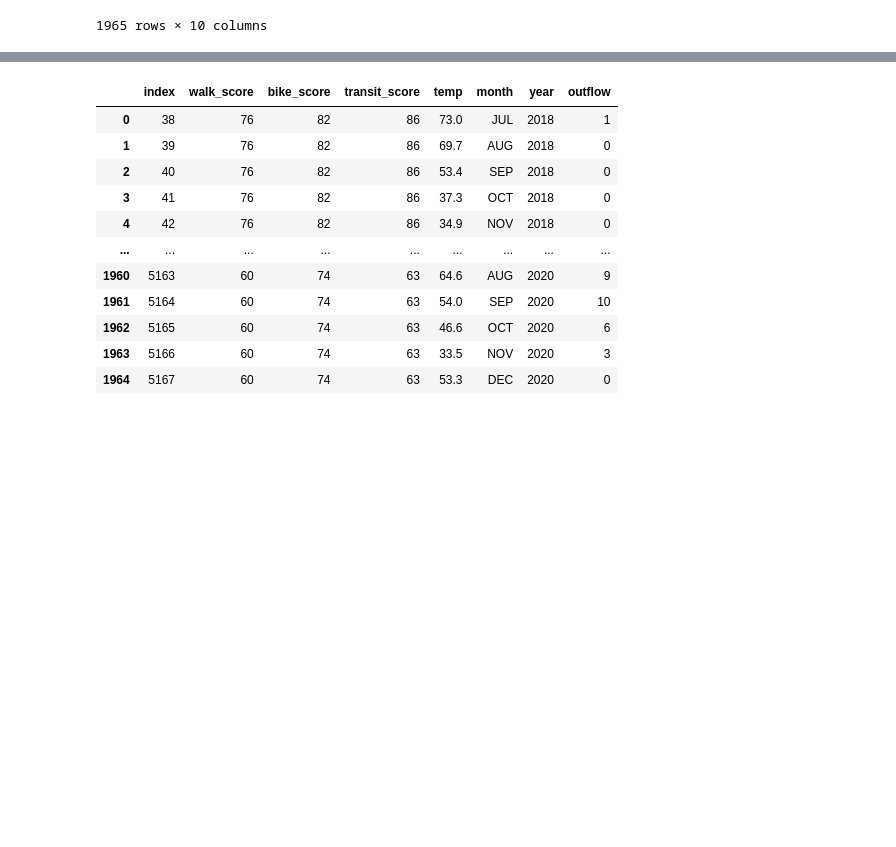
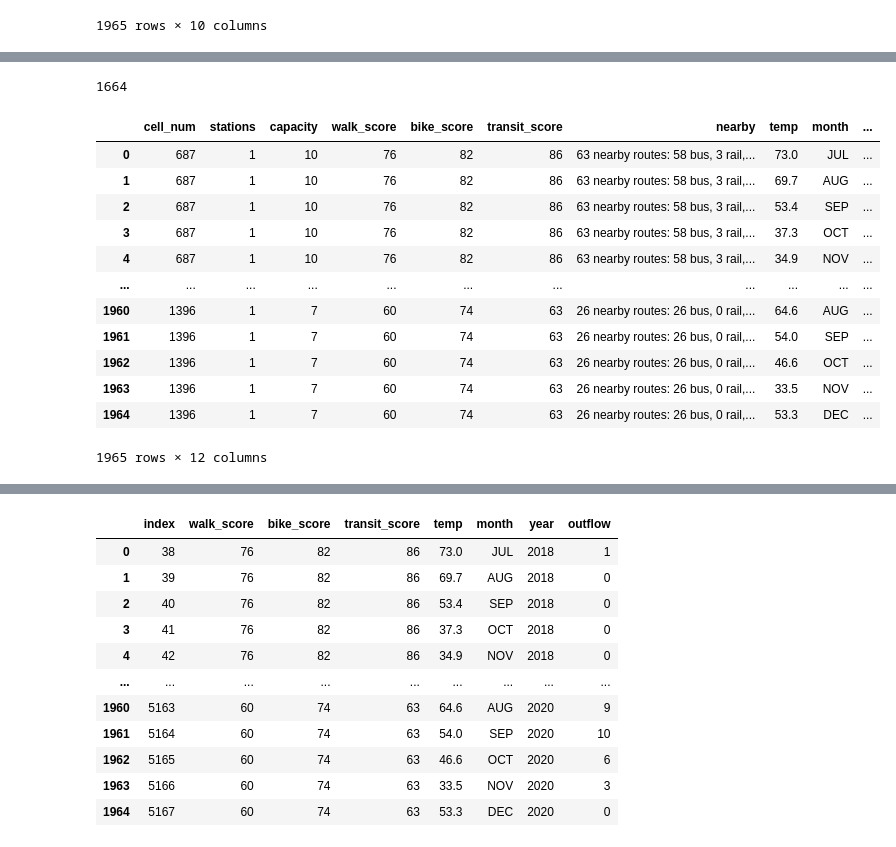
Before and after one commit to katelyn98/HealthyRide-Mapping, a Jupyter notebook: Notebooks/PGH ML DataSet.ipynb, the cells around one changed output, grey strips where cells are left out. Saved outputs shown, nothing was run; the diff lists cells and outputs as text; code cells hidden in the pictures; blank space fills up the shorter version.

```diff
--- a/Notebooks/PGH ML DataSet.ipynb
+++ b/Notebooks/PGH ML DataSet.ipynb
@@ -772,0 +789,22 @@ df_final_train_narrow.to_csv("../Data/PGH/cells_outflow_viz.csv")
+# %%
+len(pgh_grid)
+# %% [output]
+1664
+# %%
+df_grid2 = df_final_train_narrow.reset_index()
+df_grid2 = df_grid2.drop(columns=['index'])
+df_grid2
+# %% [output]
+|  | cell_num | stations | capacity | walk_score | bike_score | transit_score | nearby | temp | month | ... |
+| 0 | 687 | 1 | 10 | 76 | 82 | 86 | 63 nearby routes: 58 bus, 3 rail,... | 73.0 | JUL | ... |
+| 1 | 687 | 1 | 10 | 76 | 82 | 86 | 63 nearby routes: 58 bus, 3 rail,... | 69.7 | AUG | ... |
+| 2 | 687 | 1 | 10 | 76 | 82 | 86 | 63 nearby routes: 58 bus, 3 rail,... | 53.4 | SEP | ... |
+| 3 | 687 | 1 | 10 | 76 | 82 | 86 | 63 nearby routes: 58 bus, 3 rail,... | 37.3 | OCT | ... |
+| 4 | 687 | 1 | 10 | 76 | 82 | 86 | 63 nearby routes: 58 bus, 3 rail,... | 34.9 | NOV | ... |
+| ... | ... | ... | ... | ... | ... | ... | ... | ... | ... | ... |
+| 1960 | 1396 | 1 | 7 | 60 | 74 | 63 | 26 nearby routes: 26 bus, 0 rail,... | 64.6 | AUG | ... |
+| 1961 | 1396 | 1 | 7 | 60 | 74 | 63 | 26 nearby routes: 26 bus, 0 rail,... | 54.0 | SEP | ... |
+| 1962 | 1396 | 1 | 7 | 60 | 74 | 63 | 26 nearby routes: 26 bus, 0 rail,... | 46.6 | OCT | ... |
+| 1963 | 1396 | 1 | 7 | 60 | 74 | 63 | 26 nearby routes: 26 bus, 0 rail,... | 33.5 | NOV | ... |
+| 1964 | 1396 | 1 | 7 | 60 | 74 | 63 | 26 nearby routes: 26 bus, 0 rail,... | 53.3 | DEC | ... |
+1965 rows × 12 columns
```
Also changed, not shown: parts of 7 cells of this notebook, 3 other files.
